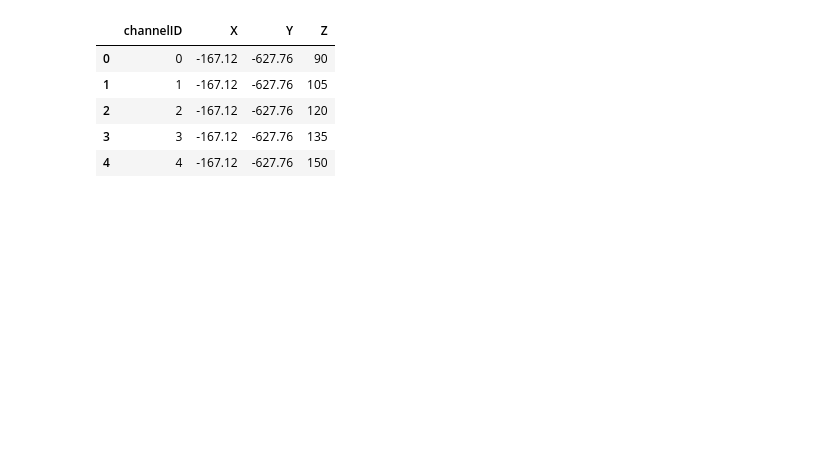
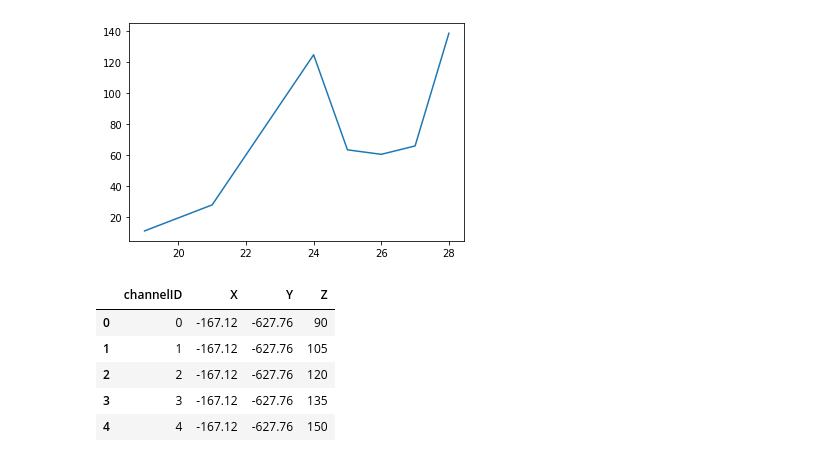
Before and after one commit to gvd-irkutsk/main, a Jupyter notebook: BSS2022/Reco in B-GVD.ipynb, the cells around one changed output. Saved outputs shown, nothing was run; the diff lists cells and outputs as text; code cells hidden in the pictures; blank space fills up the shorter version.

```diff
--- a/BSS2022/Reco in B-GVD.ipynb
+++ b/BSS2022/Reco in B-GVD.ipynb
@@ -17,3 +28,8 @@ data_masked.head()
+# %%
+plt.plot(data_masked.time.diff())
+plt.show()
+# %% [output]
+[figure, added]
 # %%
 geom.head()
 # %% [output]
```
Also changed, not shown: parts of 9 cells of this notebook, 1 other file.
